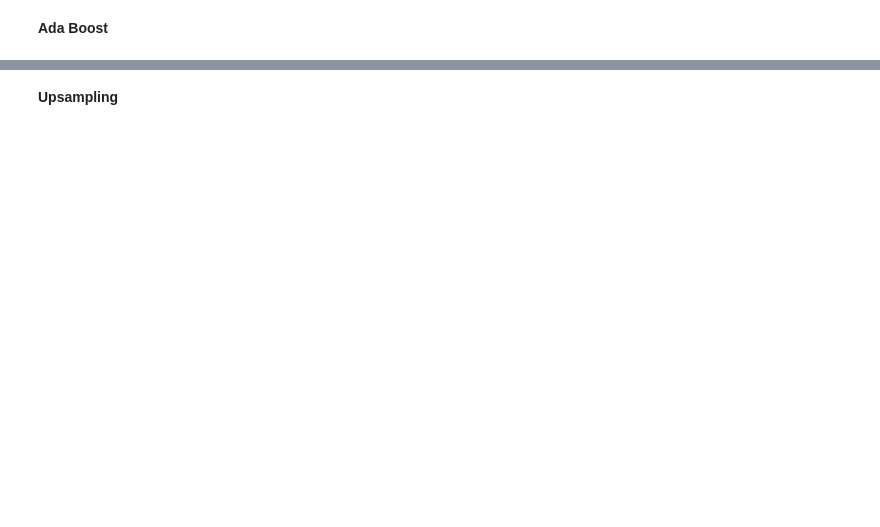
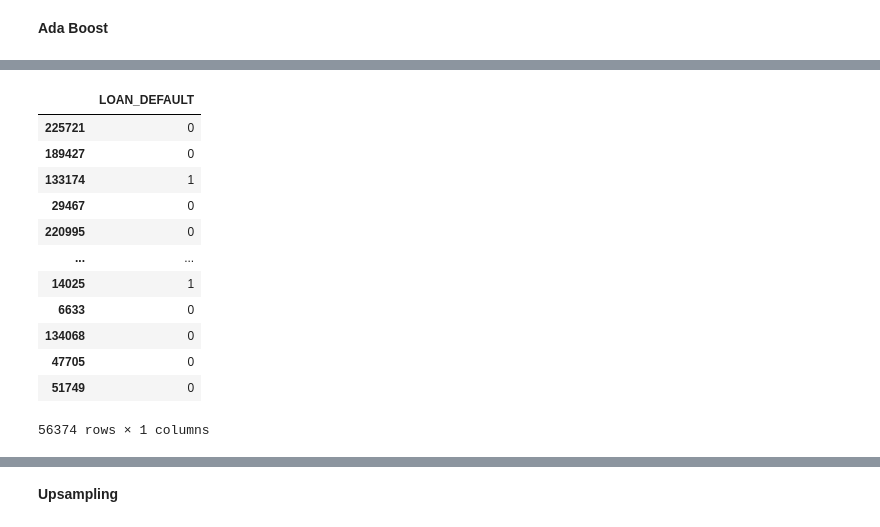
Before and after one commit to Sahilsingh0808/IME672_Project, a Jupyter notebook: IME672_Group_Project.ipynb, the cells around one changed output, grey strips where cells are left out. Saved outputs shown, nothing was run; the diff lists cells and outputs as text; code cells hidden in the pictures; blank space fills up the shorter version.

```diff
--- a/IME672_Group_Project.ipynb
+++ b/IME672_Group_Project.ipynb
@@ -1225,0 +1266,16 @@ print(classification_report(y_test,ada_pred))
+# %%
+y_test
+# %% [output]
+|  | LOAN_DEFAULT |
+| 225721 | 0 |
+| 189427 | 0 |
+| 133174 | 1 |
+| 29467 | 0 |
+| 220995 | 0 |
+| ... | ... |
+| 14025 | 1 |
+| 6633 | 0 |
+| 134068 | 0 |
+| 47705 | 0 |
+| 51749 | 0 |
+56374 rows × 1 columns
```
Also changed, not shown: parts of 32 cells of this notebook, 1 other file.
